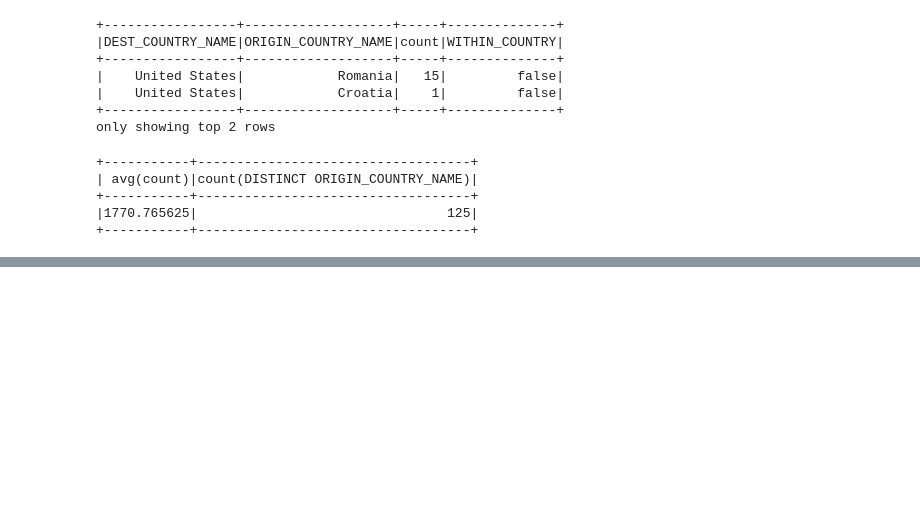
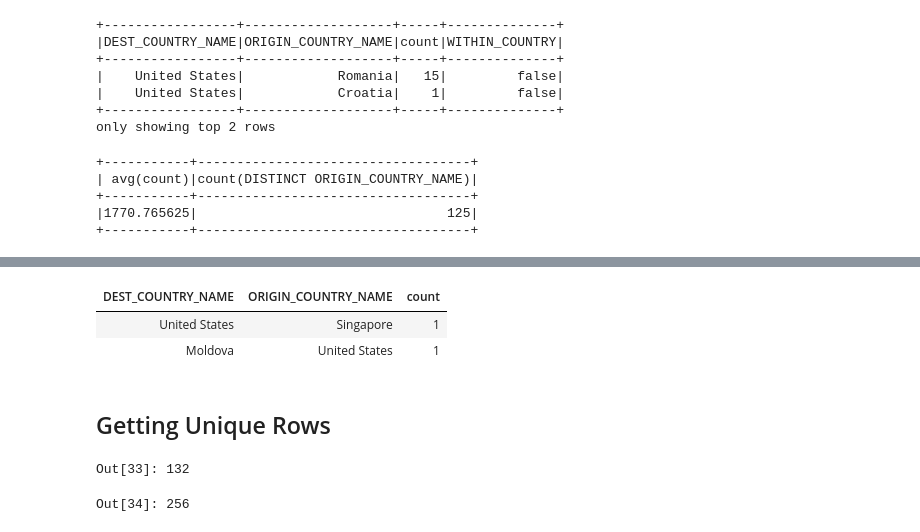
Before and after one commit to Yogesh-Poola/Spark, a Jupyter notebook: DataFrame Transformations.ipynb, the cells around one changed output, grey strips where cells are left out. Cells and saved outputs as stored; diff of their text form; code cells hidden in the pictures; blank space fills up the shorter version.

```diff
--- a/DataFrame Transformations.ipynb
+++ b/DataFrame Transformations.ipynb
@@ -124,0 +284,17 @@ df.selectExpr("AVG(count)","count(distinct(ORIGIN_COUNTRY_NAME))").show(2)
+# %%
+%sql
+select * from dfTable where count<2 AND ORIGIN_COUNTRY_NAME <> 'Croatia' LIMIT 2
+# %% [output]
+| DEST_COUNTRY_NAME | ORIGIN_COUNTRY_NAME | count |
+| United States | Singapore | 1 |
+| Moldova | United States | 1 |
+# %% [markdown]
+## Getting Unique Rows
+# %%
+df.select("DEST_COUNTRY_NAME").distinct().count()
+# %% [output]
+Out[33]: 132
+# %%
+df.select("DEST_COUNTRY_NAME","ORIGIN_COUNTRY_NAME").distinct().count()
+# %% [output]
+Out[34]: 256
```
Also changed, not shown: parts of 54 cells of this notebook.
